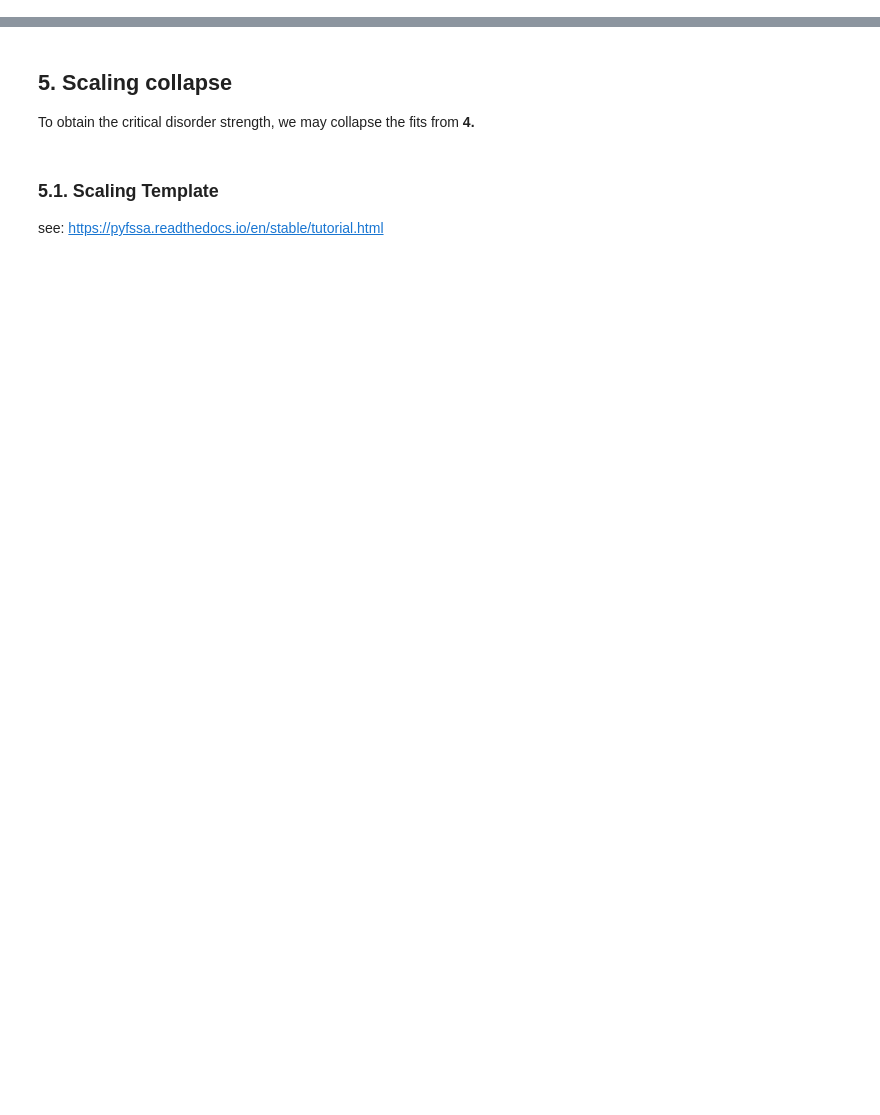
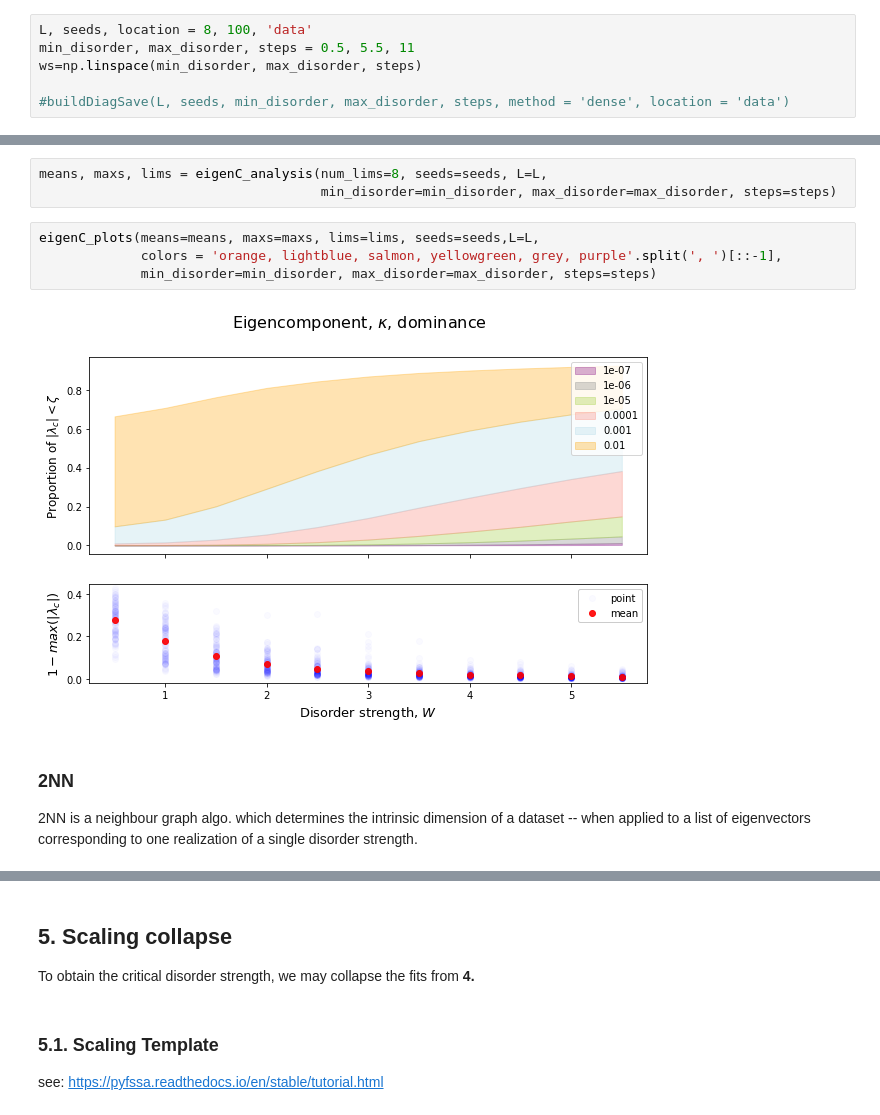
Before and after one commit to condensedAI/mbl-intrinsicdimension, a Jupyter notebook: IDMBL.ipynb, the cells around one changed output, grey strips where cells are left out. Cells and saved outputs as stored; diff of their text form; blank space fills up the shorter version.

```diff
--- a/IDMBL.ipynb
+++ b/IDMBL.ipynb
@@ -181,0 +23,6 @@ plt.show()
+# %%
+L, seeds, location = 8, 100, 'data'
+min_disorder, max_disorder, steps = 0.5, 5.5, 11
+ws=np.linspace(min_disorder, max_disorder, steps)
+
+#buildDiagSave(L, seeds, min_disorder, max_disorder, steps, method = 'dense', location = 'data')
@@ -181,0 +32,12 @@ plt.show()
+# %%
+means, maxs, lims = eigenC_analysis(num_lims=8, seeds=seeds, L=L,
+                                    min_disorder=min_disorder, max_disorder=max_disorder, steps=steps)
+# %%
+eigenC_plots(means=means, maxs=maxs, lims=lims, seeds=seeds,L=L,
+             colors = 'orange, lightblue, salmon, yellowgreen, grey, purple'.split(', ')[::-1],
+             min_disorder=min_disorder, max_disorder=max_disorder, steps=steps)
+# %% [output]
+[figure, added]
+# %% [markdown]
+### 2NN
+2NN is a neighbour graph algo. which determines the intrinsic dimension of a dataset -- when applied to a list of eigenvectors corresponding to one realization of a single disorder strength.
```
Also changed, not shown: parts of 40 cells of this notebook, 1 other file.
